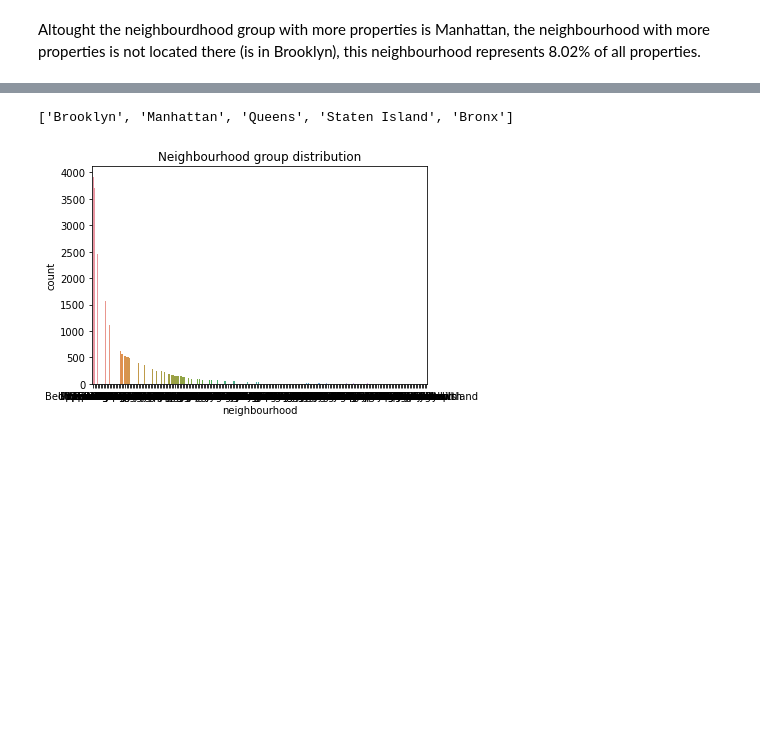
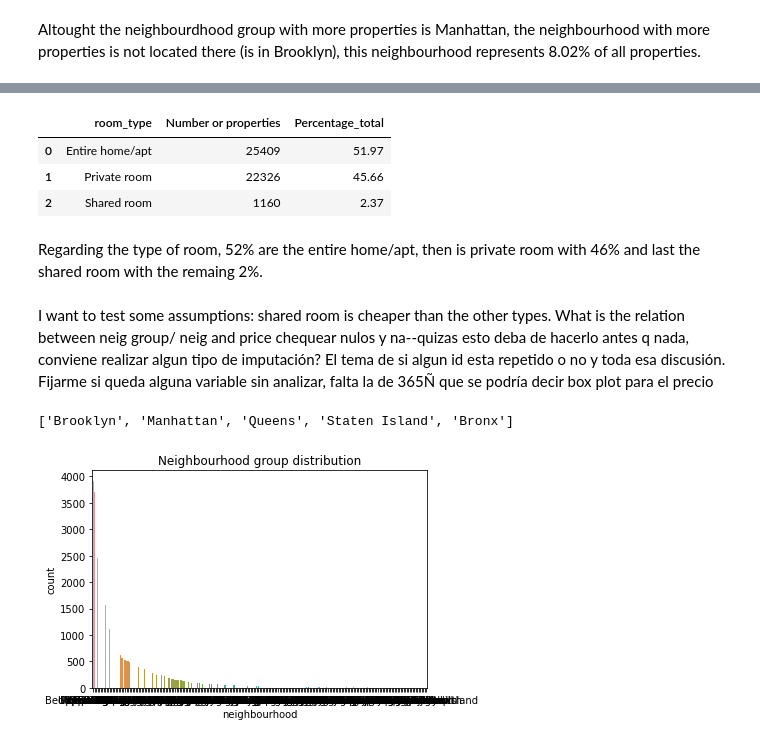
Before and after one commit to camidelgado/machine-learning-python-template, a Jupyter notebook: src/explore.ipynb, the cells around one changed output, grey strips where cells are left out. Cells and saved outputs as stored; diff of their text form; code cells hidden in the pictures; blank space fills up the shorter version.

```diff
--- a/src/explore.ipynb
+++ b/src/explore.ipynb
@@ -190,3 +235,19 @@ df_filter
+# %%
+df.groupby('room_type').size().reset_index(name='Number or properties').sort_values(by='Number or properties', ascending=False).assign(Percentage_total=lambda x: round(x['Number or properties']/sum(x['Number or properties'])*100,2))
+# %% [output]
+|  | room_type | Number or properties | Percentage_total |
+| 0 | Entire home/apt | 25409 | 51.97 |
+| 1 | Private room | 22326 | 45.66 |
+| 2 | Shared room | 1160 | 2.37 |
+# %% [markdown]
+Regarding the type of room, 52% are the entire home/apt, then is private room with 46% and last the shared room with the remaing 2%.
+# %% [markdown]
+I want to test some assumptions: shared room is cheaper than the other types.
+What is the relation between neig group/ neig and price
+chequear nulos y na--quizas esto deba de hacerlo antes q nada, conviene realizar algun tipo de imputación?
+El tema de si algun id esta repetido o no y toda esa discusión.
+Fijarme si queda alguna variable sin analizar, falta la de 365Ñ que se podría decir
+box plot para el precio
 # %%
 my_list=list(df['neighbourhood_group'].unique())
 print(my_list)
```
Also changed, not shown: parts of 9 cells of this notebook.
